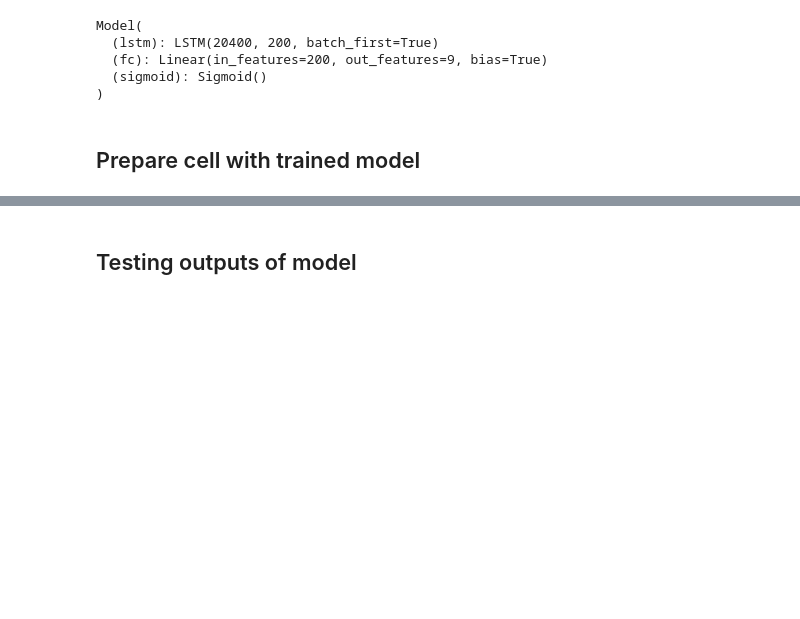
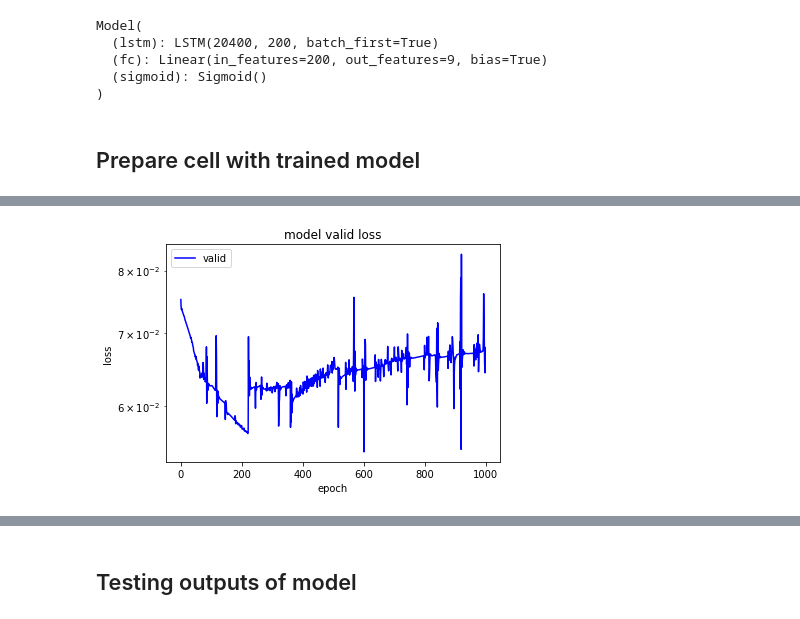
Before and after one commit to Alec-ryo/rnn_enduro, a Jupyter notebook: 2-lstm_train/load_pytorch_model.ipynb, the cells around one changed output, grey strips where cells are left out. Saved outputs shown, nothing was run; the diff lists cells and outputs as text; code cells hidden in the pictures; blank space fills up the shorter version.

```diff
--- a/2-lstm_train/load_pytorch_model.ipynb
+++ b/2-lstm_train/load_pytorch_model.ipynb
@@ -103,0 +151,4 @@ torch.Size([9])
+# %%
+plot_graph(valid_loss_arr[2].reshape(-1,), 'valid')
+# %% [output]
+[figure, added]
```
Also changed, not shown: parts of 17 cells of this notebook, 2 other files.
